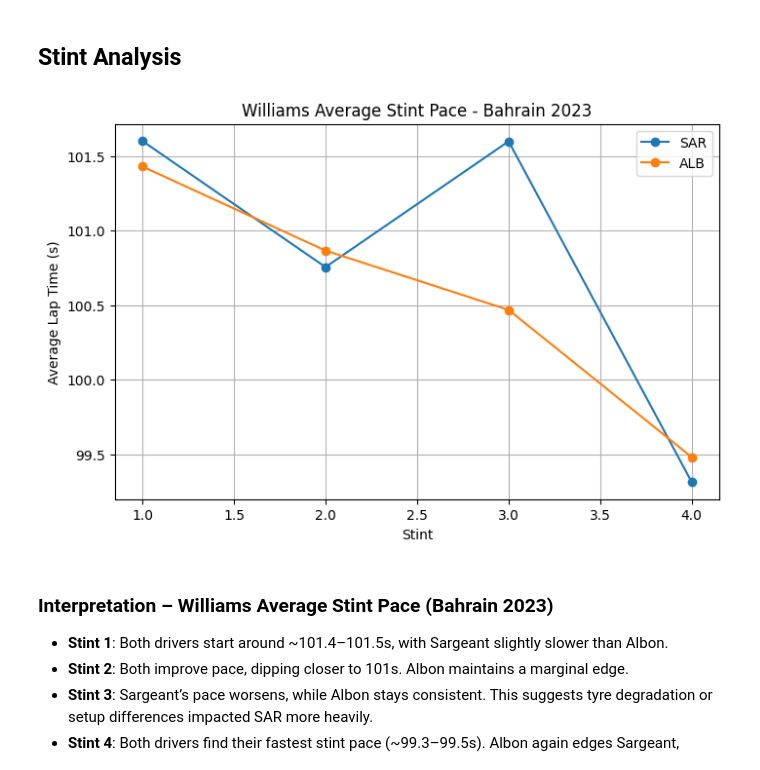
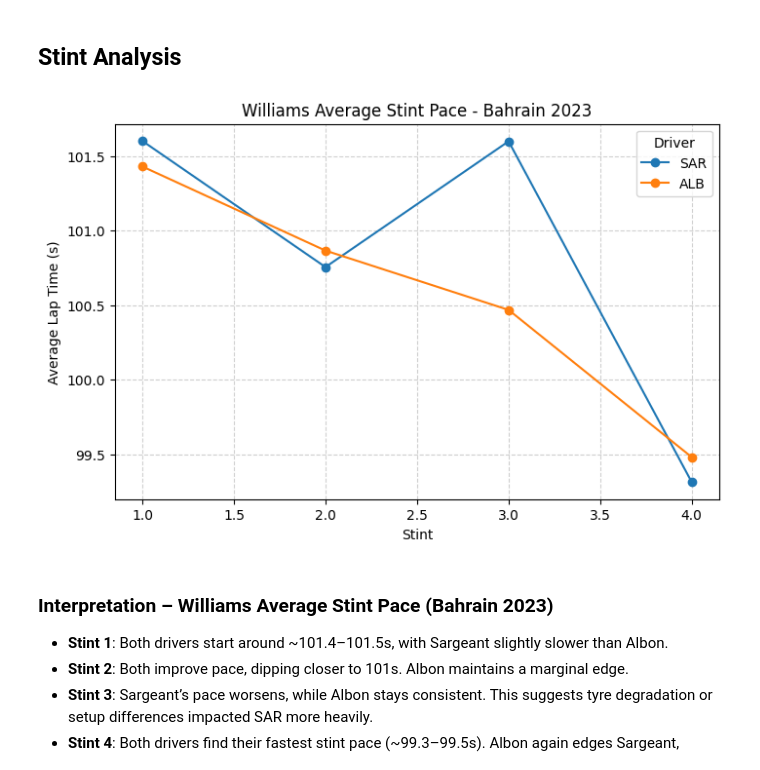
Before and after one commit to RishiRoopen/F1_Race_Predictor, a Jupyter notebook: notebook/03_exploratory_analysis.ipynb, the cells around one changed output. Cells and saved outputs as stored; diff of their text form; code cells hidden in the pictures.

```diff
--- a/notebook/03_exploratory_analysis.ipynb
+++ b/notebook/03_exploratory_analysis.ipynb
@@ -209,31 +241,34 @@ SAR: 1:40.676
 # %% [markdown]
 ## Stint Analysis
 # %%
-#Average stint pace comparison for Williams drivers
-drivers = laps['Driver'].unique()
+# Williams Stint Pace Analysis
+drivers = laps['Driver'].dropna().unique()
 
 plt.figure(figsize=(8, 5))
 
 for drv in drivers:
-    drv_laps = laps.pick_drivers(drv)
+    drv_laps = laps.pick_drivers(drv).dropna(subset=['LapTime'])
     drv_stints = drv_laps['Stint'].unique()
+
     avg_stint_times = []
-
     for stint in drv_stints:
         stint_laps = drv_laps[drv_laps['Stint'] == stint]
-        avg_time = stint_laps['LapTime'].mean()
-        avg_stint_times.append(avg_time.total_seconds())
+        if not stint_laps.empty:
+            avg_time = stint_laps['LapTime'].mean().total_seconds()
+            avg_stint_times.append(avg_time)
+        else:
+            avg_stint_times.append(None)  # placeholder if no laps in stint
 
     plt.plot(drv_stints, avg_stint_times, marker='o', label=drv)
 
 plt.xlabel("Stint")
 plt.ylabel("Average Lap Time (s)")
 plt.title("Williams Average Stint Pace - Bahrain 2023")
-plt.legend()
-plt.grid(True)
+plt.legend(title="Driver")
+plt.grid(True, linestyle="--", alpha=0.6)
 plt.show()
 # %% [output]
-[figure, old version]
+[figure, new version]
 # %% [markdown]
 ### Interpretation – Williams Average Stint Pace (Bahrain 2023)
 
```
Also changed, not shown: parts of 4 cells of this notebook.
